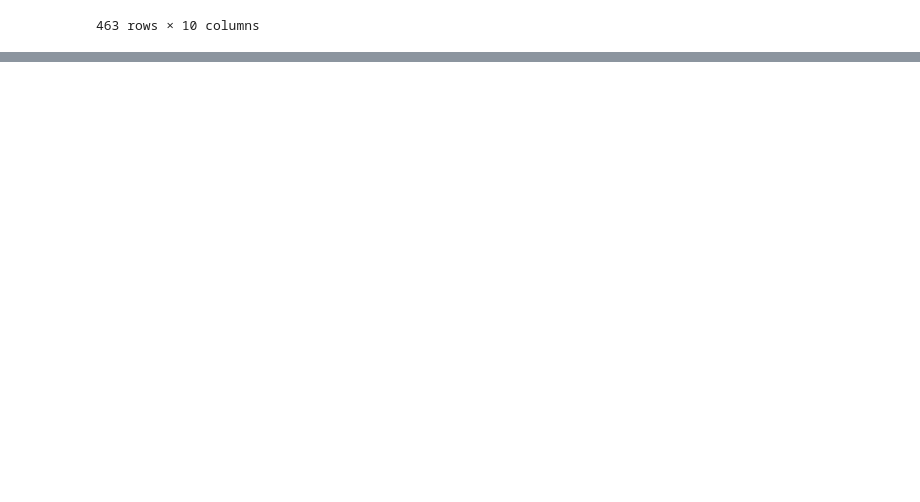
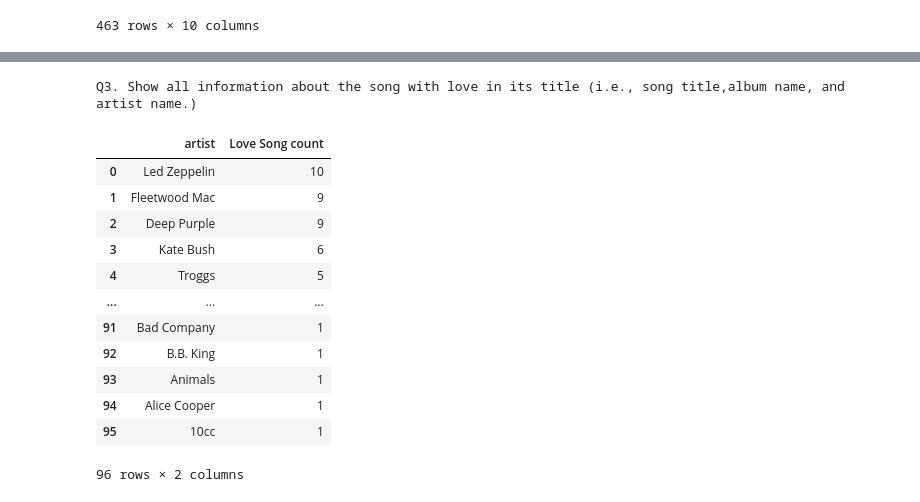
Before and after one commit to Dandata0101/MBS-projects, a Jupyter notebook: workspace_class.ipynb, the cells around one changed output, grey strips where cells are left out. Saved outputs shown, nothing was run; the diff lists cells and outputs as text; code cells hidden in the pictures; blank space fills up the shorter version.

```diff
--- a/workspace_class.ipynb
+++ b/workspace_class.ipynb
@@ -812,0 +941,18 @@ df
+# %%
+print('Q3. Show all information about the song with love in its title (i.e., song title,album name, and artist name.)')
+dfq3
+# %% [output]
+Q3. Show all information about the song with love in its title (i.e., song title,album name, and artist name.)
+|  | artist | Love Song count |
+| 0 | Led Zeppelin | 10 |
+| 1 | Fleetwood Mac | 9 |
+| 2 | Deep Purple | 9 |
+| 3 | Kate Bush | 6 |
+| 4 | Troggs | 5 |
+| ... | ... | ... |
+| 91 | Bad Company | 1 |
+| 92 | B.B. King | 1 |
+| 93 | Animals | 1 |
+| 94 | Alice Cooper | 1 |
+| 95 | 10cc | 1 |
+96 rows × 2 columns
```
Also changed, not shown: parts of 10 cells of this notebook, 1 other file.
